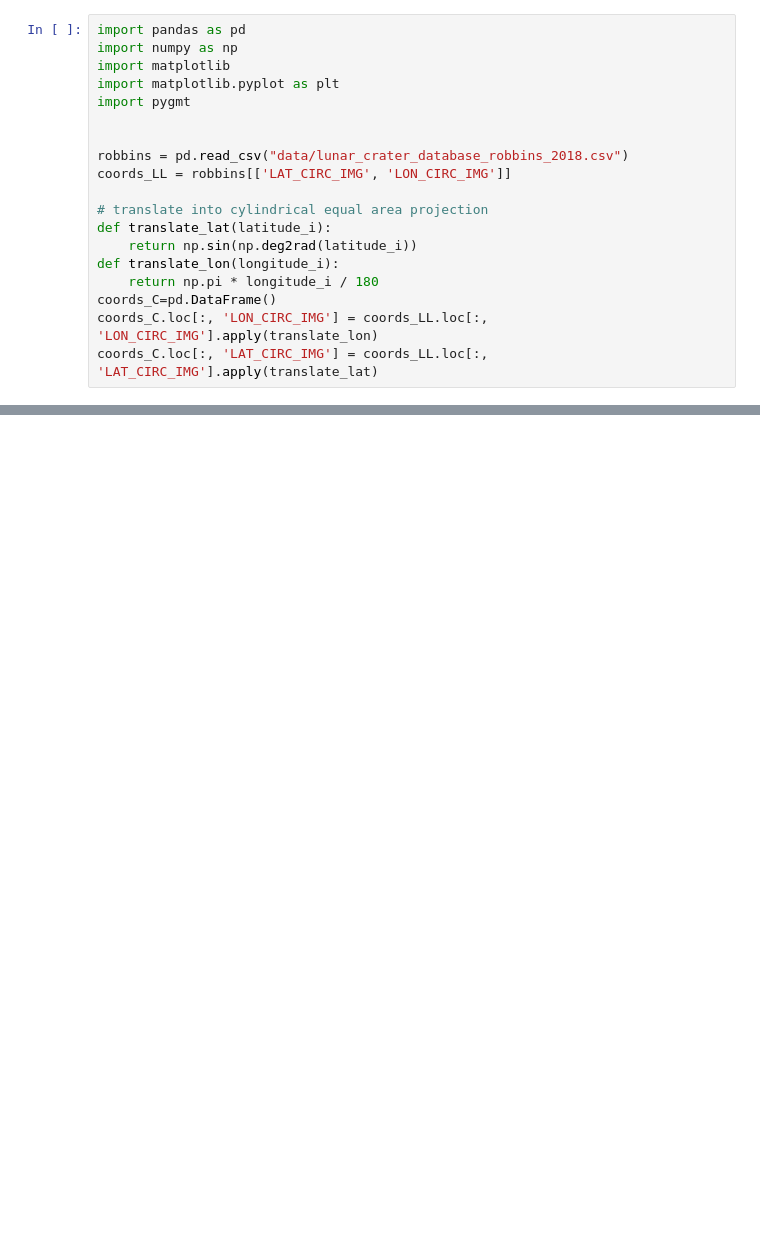
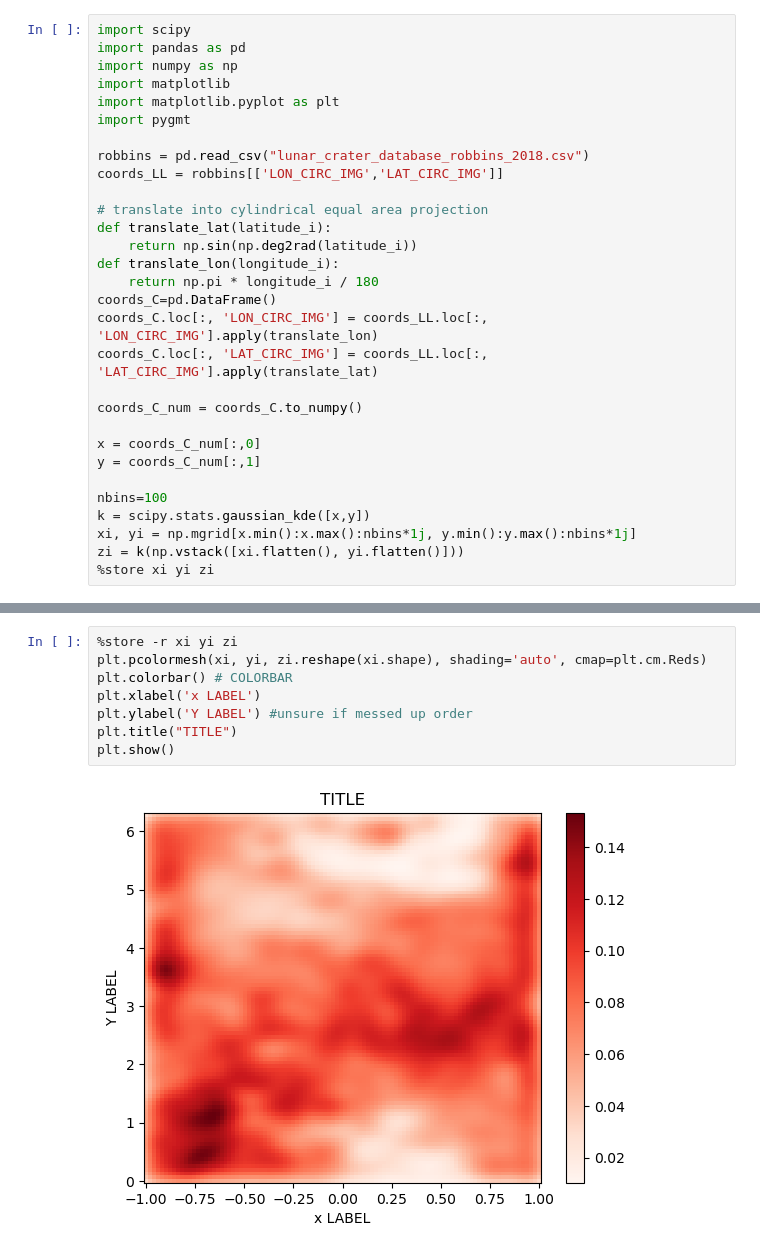
Before and after one commit to jfryling/lunar-chronology-crater-analysis, a Jupyter notebook: coordinates_transformation.ipynb, the cells around one changed output, grey strips where cells are left out. Saved outputs shown, nothing was run; the diff lists cells and outputs as text; blank space fills up the shorter version.

Commit message:
Needs labels

```diff
--- a/coordinates_transformation.ipynb
+++ b/coordinates_transformation.ipynb
@@ -1,13 +1,13 @@
 # %%
+import scipy
 import pandas as pd
 import numpy as np
 import matplotlib
 import matplotlib.pyplot as plt
 import pygmt
 
-
-robbins = pd.read_csv("data/lunar_crater_database_robbins_2018.csv")
-coords_LL = robbins[['LAT_CIRC_IMG', 'LON_CIRC_IMG']]
+robbins = pd.read_csv("lunar_crater_database_robbins_2018.csv")
+coords_LL = robbins[['LON_CIRC_IMG','LAT_CIRC_IMG']]
 
 # translate into cylindrical equal area projection
 def translate_lat(latitude_i):
@@ -17,3 +17,14 @@ def translate_lon(longitude_i):
 coords_C=pd.DataFrame()
 coords_C.loc[:, 'LON_CIRC_IMG'] = coords_LL.loc[:, 'LON_CIRC_IMG'].apply(translate_lon)
 coords_C.loc[:, 'LAT_CIRC_IMG'] = coords_LL.loc[:, 'LAT_CIRC_IMG'].apply(translate_lat)
+
+coords_C_num = coords_C.to_numpy()
+
+x = coords_C_num[:,0]
+y = coords_C_num[:,1]
+
+nbins=100
+k = scipy.stats.gaussian_kde([x,y])
+xi, yi = np.mgrid[x.min():x.max():nbins*1j, y.min():y.max():nbins*1j]
+zi = k(np.vstack([xi.flatten(), yi.flatten()]))
+%store xi yi zi
@@ -35,0 +31,10 @@ NameError: name 'coords_C' is not defined
+# %%
+%store -r xi yi zi
+plt.pcolormesh(xi, yi, zi.reshape(xi.shape), shading='auto', cmap=plt.cm.Reds)
+plt.colorbar() # COLORBAR
+plt.xlabel('x LABEL')
+plt.ylabel('Y LABEL') #unsure if messed up order
+plt.title("TITLE")
+plt.show()
+# %% [output]
+[figure, added]
```
Also changed, not shown: parts of 3 cells of this notebook, 1 other file.
